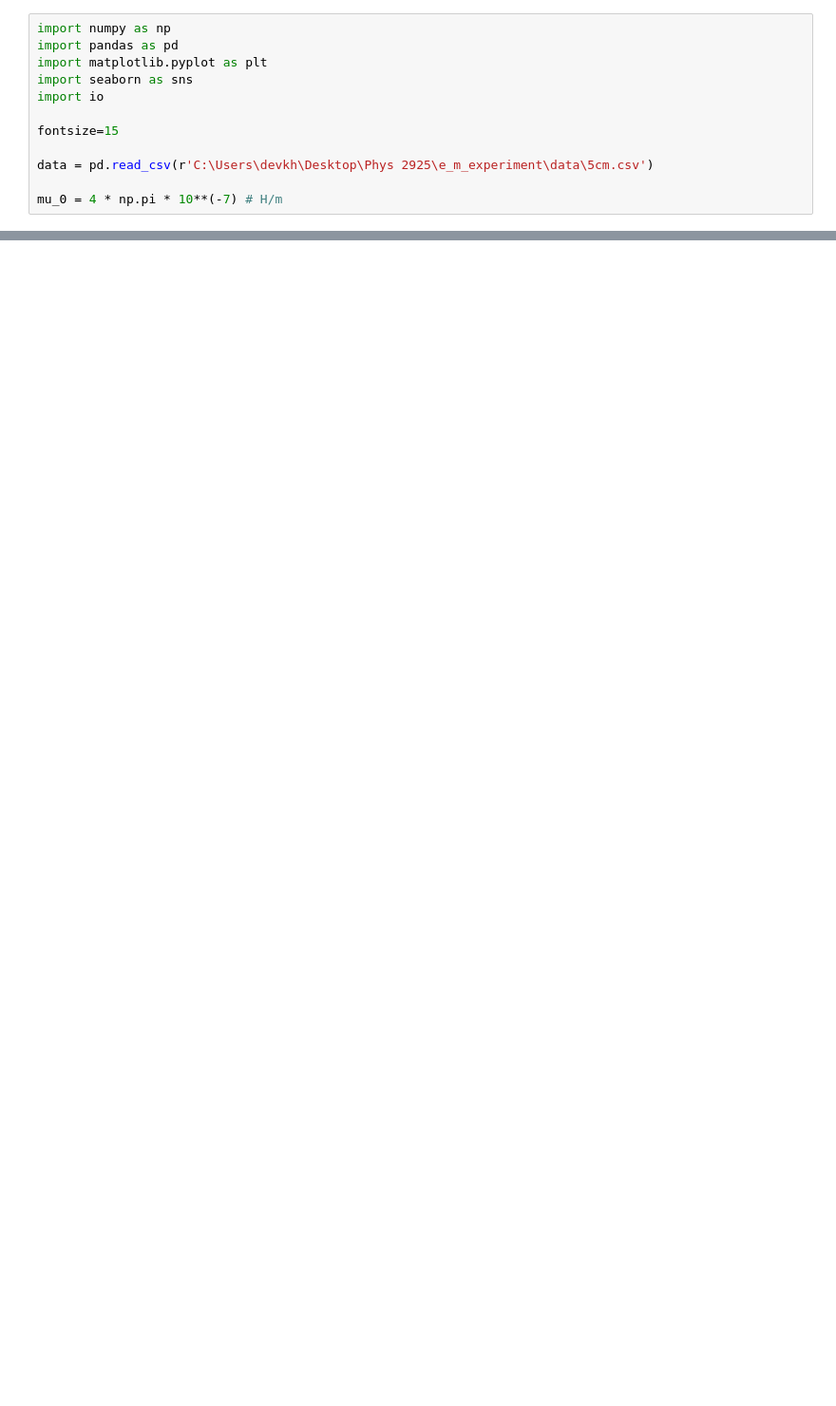
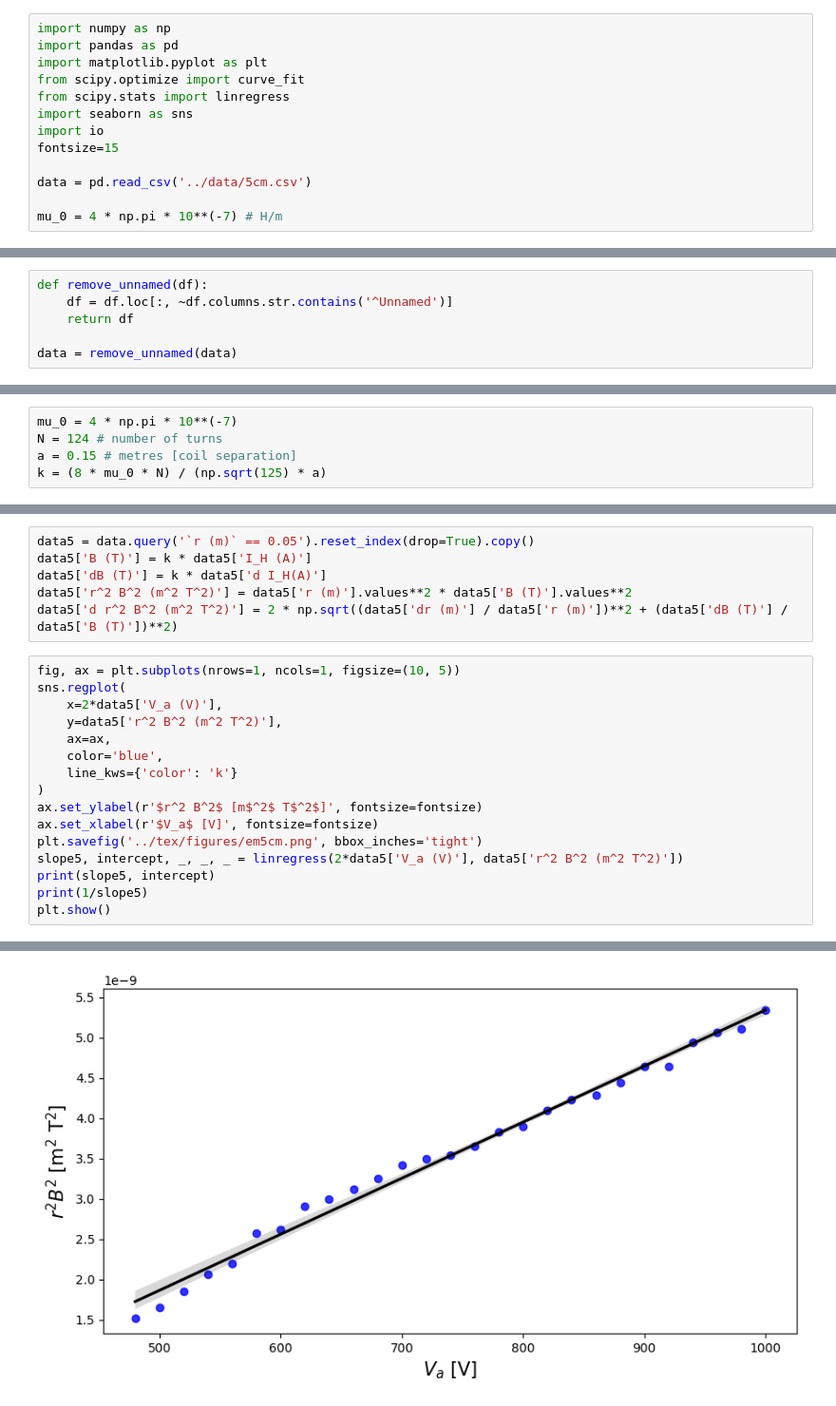
Before and after one commit to devkhullar/phys2925, a Jupyter notebook: e_m_experiment/code/analysis.ipynb, the cells around one changed output, grey strips where cells are left out. Shown at 95% size. Saved outputs shown, nothing was run; the diff lists cells and outputs as text; blank space fills up the shorter version.

```diff
--- a/e_m_experiment/code/analysis.ipynb
+++ b/e_m_experiment/code/analysis.ipynb
@@ -2,11 +2,12 @@
 import numpy as np
 import pandas as pd
 import matplotlib.pyplot as plt
+from scipy.optimize import curve_fit
+from scipy.stats import linregress
 import seaborn as sns
 import io
-
 fontsize=15
 
-data = pd.read_csv(r'C:\Users\devkh\Desktop\Phys 2925\e_m_experiment\data\5cm.csv')
+data = pd.read_csv('../data/5cm.csv')
 
 mu_0 = 4 * np.pi * 10**(-7) # H/m
@@ -22,3 +14,9 @@ data.head()
+# %%
+def remove_unnamed(df):
+    df = df.loc[:, ~df.columns.str.contains('^Unnamed')]
+    return df
+
+data = remove_unnamed(data)
 # %%
 data['r (m)'] = data['r (cm)'] / 100
 data['dr (m)'] = data['dr (cm)'] / 100
@@ -71,0 +23,5 @@ data
+# %%
+mu_0 = 4 * np.pi * 10**(-7)
+N = 124 # number of turns
+a = 0.15 # metres [coil separation]
+k = (8 * mu_0 * N) / (np.sqrt(125) * a)
@@ -71,0 +32,23 @@ data
+# %%
+data5 = data.query('`r (m)` == 0.05').reset_index(drop=True).copy()
+data5['B (T)'] = k * data5['I_H (A)']
+data5['dB (T)'] = k * data5['d I_H(A)']
+data5['r^2 B^2 (m^2 T^2)'] = data5['r (m)'].values**2 * data5['B (T)'].values**2
+data5['d r^2 B^2 (m^2 T^2)'] = 2 * np.sqrt((data5['dr (m)'] / data5['r (m)'])**2 + (data5['dB (T)'] / data5['B (T)'])**2)
+# %%
+fig, ax = plt.subplots(nrows=1, ncols=1, figsize=(10, 5))
+sns.regplot(
+    x=2*data5['V_a (V)'],
+    y=data5['r^2 B^2 (m^2 T^2)'],
+    ax=ax,
+    color='blue',
+    line_kws={'color': 'k'}
+)
+ax.set_ylabel(r'$r^2 B^2$ [m$^2$ T$^2$]', fontsize=fontsize)
+ax.set_xlabel(r'$V_a$ [V]', fontsize=fontsize)
+plt.savefig('../tex/figures/em5cm.png', bbox_inches='tight')
+slope5, intercept, _, _, _ = linregress(2*data5['V_a (V)'], data5['r^2 B^2 (m^2 T^2)'])
+print(slope5, intercept)
+print(1/slope5)
+plt.show()
+# %% [output]
@@ -71,0 +57 @@ data
+[figure, added]
```
Also changed, not shown: parts of 23 cells of this notebook.
